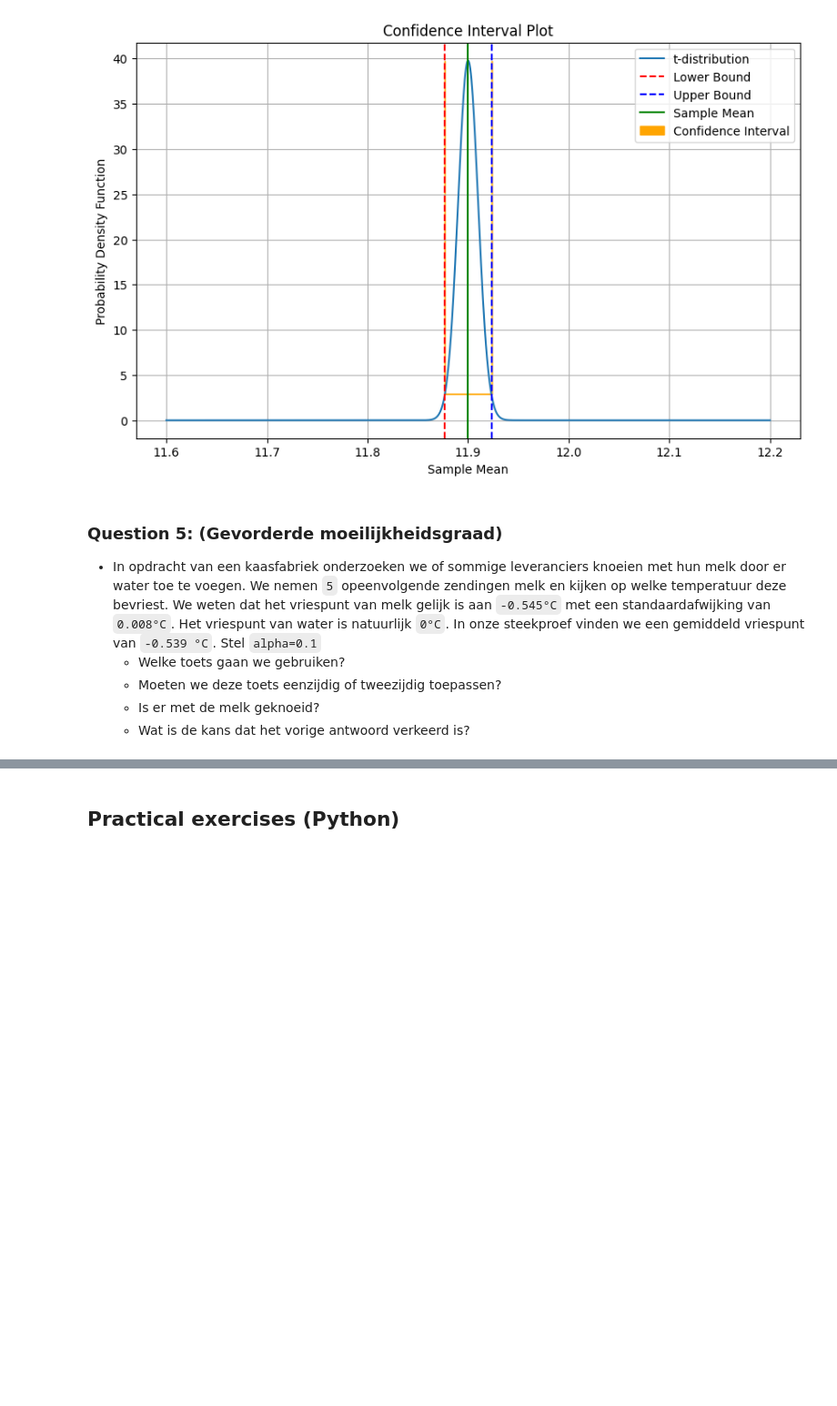
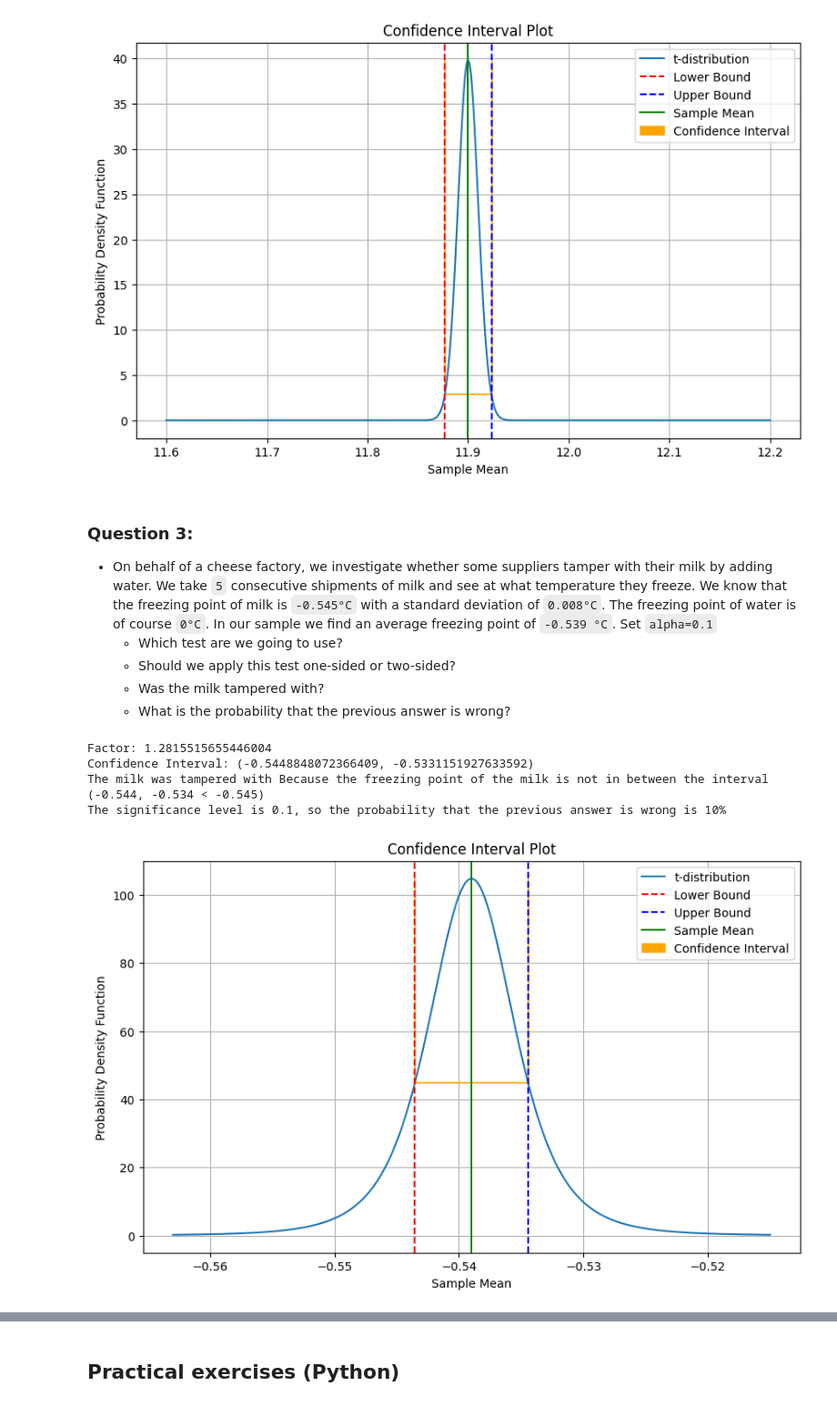
Before and after one commit to EliasDeHondt/DataScience2, a Jupyter notebook: W15P3/Exercises tests part 1.ipynb, the cells around one changed output, grey strips where cells are left out. Shown at 91% size. Cells and saved outputs as stored; diff of their text form; code cells hidden in the pictures; blank space fills up the shorter version.

```diff
--- a/W15P3/Exercises tests part 1.ipynb
+++ b/W15P3/Exercises tests part 1.ipynb
@@ -216,10 +164,40 @@ plot_confidence_interval(n, x_bar, s, df, factor)
 # %% [output]
 [figure]
 # %% [markdown]
-### Question 5: (Gevorderde moeilijkheidsgraad)
-- In opdracht van een kaasfabriek onderzoeken we of sommige leveranciers knoeien met hun melk door er water toe te voegen. We nemen `5` opeenvolgende zendingen melk en kijken op welke temperatuur deze bevriest. We weten dat het vriespunt van melk gelijk is aan `-0.545°C` met een standaardafwijking van `0.008°C`. Het vriespunt van water is natuurlijk `0°C`. In onze steekproef vinden we een gemiddeld vriespunt van `-0.539 °C`. Stel `alpha=0.1`
-    - Welke toets gaan we gebruiken?
-    - Moeten we deze toets eenzijdig of tweezijdig toepassen?
-    - Is er met de melk geknoeid?
-    - Wat is de kans dat het vorige antwoord verkeerd is?
+### Question 3:
+- On behalf of a cheese factory, we investigate whether some suppliers tamper with their milk by adding water. We take `5` consecutive shipments of milk and see at what temperature they freeze. We know that the freezing point of milk is `-0.545°C` with a standard deviation of `0.008°C`. The freezing point of water is of course `0°C`. In our sample we find an average freezing point of `-0.539 °C`. Set `alpha=0.1`
+     - Which test are we going to use?
+     - Should we apply this test one-sided or two-sided?
+     - Was the milk tampered with?
+     - What is the probability that the previous answer is wrong?
+# %%
+# 1
+# We use "normal" (not student) because the population standard deviation is known.
+
+# 2
+# We should apply a one-sided test because we are only interested in the possibility that the freezing point is lower than expected.
+
+# 3
+n = 5 # n = Population size
+x_bar = -0.539 # x_bar = Sample mean
+s = 0.008 # s = Sample standard deviation
+alpha = 0.1 # alpha = Significance level
+p = 1 - alpha # p = Confidence level
+factor = normal.ppf(p) # factor = Z-score
+print("Factor:",factor)
+interval = normal.interval(confidence=p, loc=x_bar, scale=s/math.sqrt(n))
+print("Confidence Interval:",interval)
+print("The milk was tampered with Because the freezing point of the milk is not in between the interval (-0.544, -0.534 < -0.545)")
+
+# 4
+print("The significance level is 0.1, so the probability that the previous answer is wrong is 10%")
+# %% [output]
+Factor: 1.2815515655446004
+Confidence Interval: (-0.5448848072366409, -0.5331151927633592)
+The milk was tampered with Because the freezing point of the milk is not in between the interval (-0.544, -0.534 < -0.545)
+The significance level is 0.1, so the probability that the previous answer is wrong is 10%
+# %%
+plot_confidence_interval(n, x_bar, s, n-1, factor)
+# %% [output]
+[figure, added]
 # %% [markdown]
```
Also changed, not shown: parts of 15 cells of this notebook, 1 other file.
